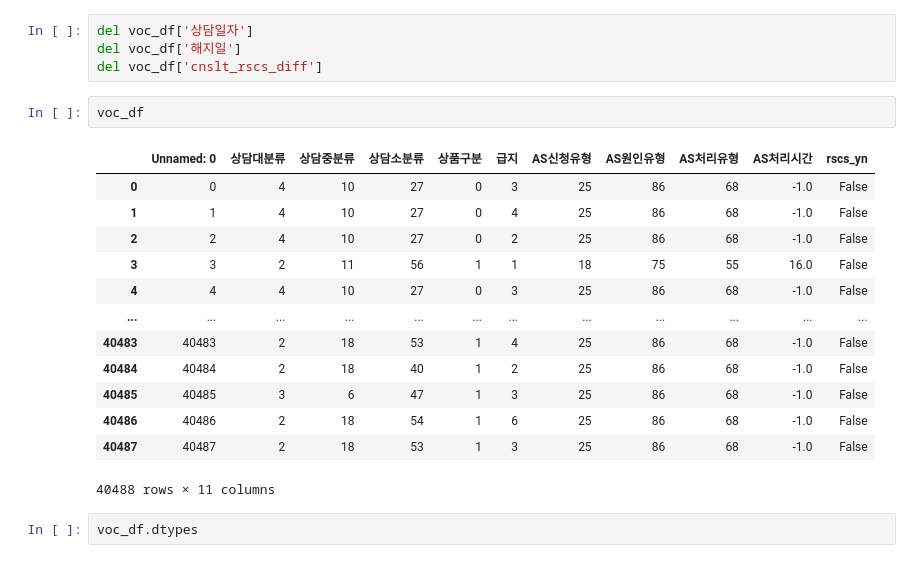
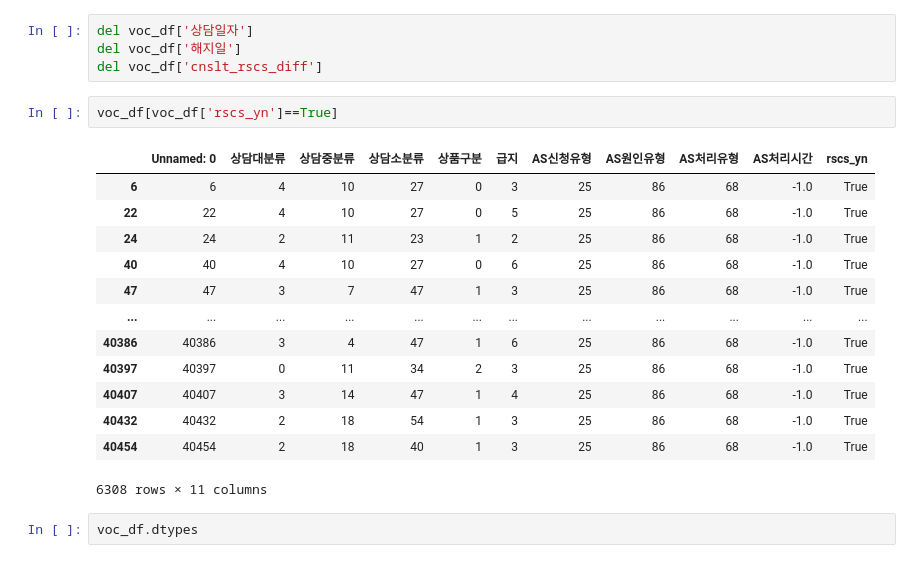
Before and after one commit to NamHyoYeon/AIProject_202007, a Jupyter notebook: Model/voc3_model_20200721.ipynb, the cells around one changed output. Saved outputs shown, nothing was run; the diff lists cells and outputs as text.

```diff
--- a/Model/voc3_model_20200721.ipynb
+++ b/Model/voc3_model_20200721.ipynb
@@ -22,22 +22,22 @@ epochs = 200
 del voc_df['상담일자']
 del voc_df['해지일']
 del voc_df['cnslt_rscs_diff']
-# %%
-voc_df
-# %% [output]
-|  | Unnamed: 0 | 상담대분류 | 상담중분류 | 상담소분류 | 상품구분 | 급지 | AS신청유형 | AS원인유형 | AS처리유형 | AS처리시간 | rscs_yn |
-| 0 | 0 | 4 | 10 | 27 | 0 | 3 | 25 | 86 | 68 | -1.0 | False |
-| 1 | 1 | 4 | 10 | 27 | 0 | 4 | 25 | 86 | 68 | -1.0 | False |
-| 2 | 2 | 4 | 10 | 27 | 0 | 2 | 25 | 86 | 68 | -1.0 | False |
-| 3 | 3 | 2 | 11 | 56 | 1 | 1 | 18 | 75 | 55 | 16.0 | False |
-| 4 | 4 | 4 | 10 | 27 | 0 | 3 | 25 | 86 | 68 | -1.0 | False |
-| ... | ... | ... | ... | ... | ... | ... | ... | ... | ... | ... | ... |
-| 40483 | 40483 | 2 | 18 | 53 | 1 | 4 | 25 | 86 | 68 | -1.0 | False |
-| 40484 | 40484 | 2 | 18 | 40 | 1 | 2 | 25 | 86 | 68 | -1.0 | False |
-| 40485 | 40485 | 3 | 6 | 47 | 1 | 3 | 25 | 86 | 68 | -1.0 | False |
-| 40486 | 40486 | 2 | 18 | 54 | 1 | 6 | 25 | 86 | 68 | -1.0 | False |
-| 40487 | 40487 | 2 | 18 | 53 | 1 | 3 | 25 | 86 | 68 | -1.0 | False |
-40488 rows × 11 columns
+# %%
+voc_df[voc_df['rscs_yn']==True]
+# %% [output]
+|  | Unnamed: 0 | 상담대분류 | 상담중분류 | 상담소분류 | 상품구분 | 급지 | AS신청유형 | AS원인유형 | AS처리유형 | AS처리시간 | rscs_yn |
+| 6 | 6 | 4 | 10 | 27 | 0 | 3 | 25 | 86 | 68 | -1.0 | True |
+| 22 | 22 | 4 | 10 | 27 | 0 | 5 | 25 | 86 | 68 | -1.0 | True |
+| 24 | 24 | 2 | 11 | 23 | 1 | 2 | 25 | 86 | 68 | -1.0 | True |
+| 40 | 40 | 4 | 10 | 27 | 0 | 6 | 25 | 86 | 68 | -1.0 | True |
+| 47 | 47 | 3 | 7 | 47 | 1 | 3 | 25 | 86 | 68 | -1.0 | True |
+| ... | ... | ... | ... | ... | ... | ... | ... | ... | ... | ... | ... |
+| 40386 | 40386 | 3 | 4 | 47 | 1 | 6 | 25 | 86 | 68 | -1.0 | True |
+| 40397 | 40397 | 0 | 11 | 34 | 2 | 3 | 25 | 86 | 68 | -1.0 | True |
+| 40407 | 40407 | 3 | 14 | 47 | 1 | 4 | 25 | 86 | 68 | -1.0 | True |
+| 40432 | 40432 | 2 | 18 | 54 | 1 | 3 | 25 | 86 | 68 | -1.0 | True |
+| 40454 | 40454 | 2 | 18 | 40 | 1 | 3 | 25 | 86 | 68 | -1.0 | True |
+6308 rows × 11 columns
 # %%
 voc_df.dtypes
 # %% [output]
```
Also changed, not shown: parts of 13 cells of this notebook, 1 other file.
